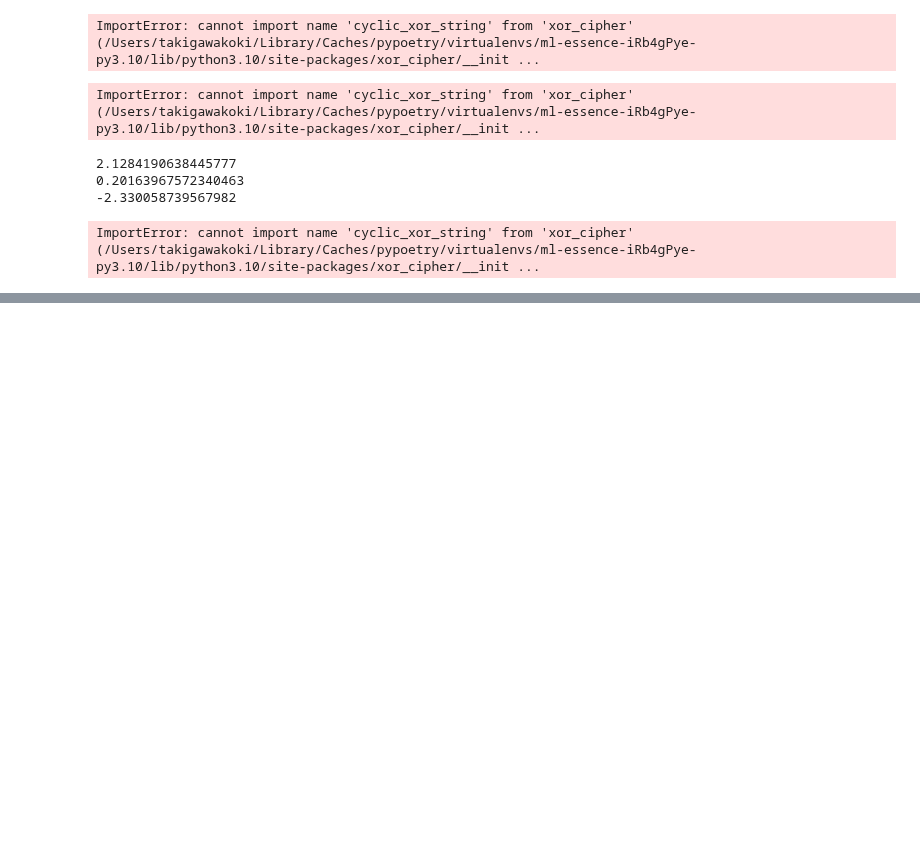
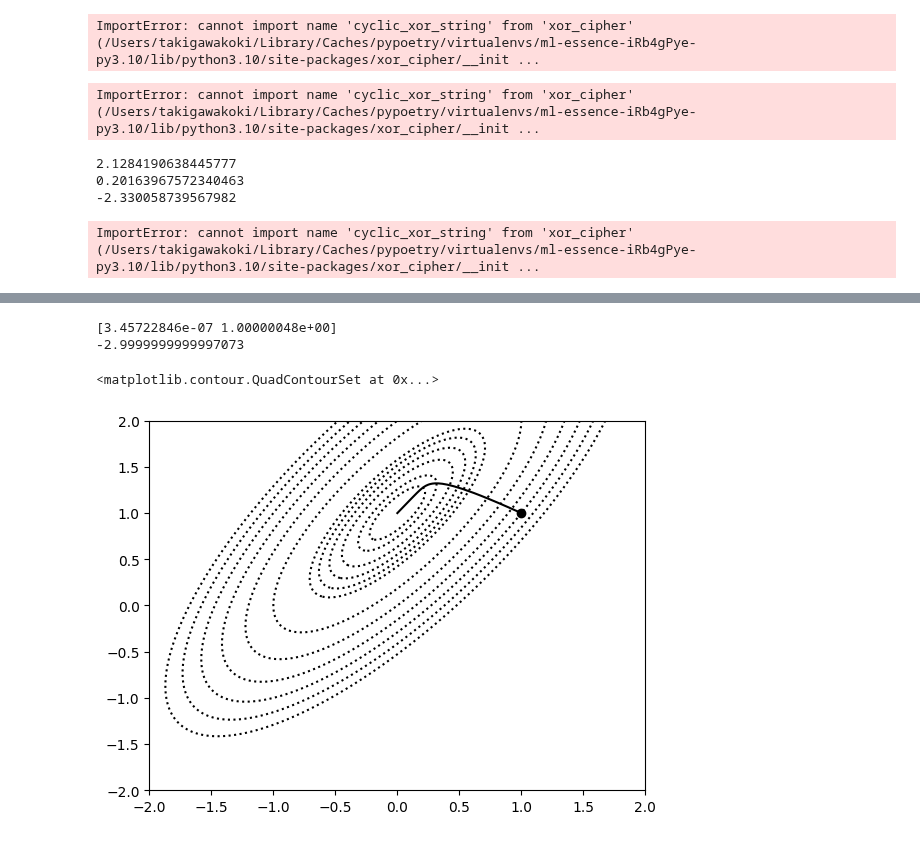
Before and after one commit to 0t3k25/ml_essence, a Jupyter notebook: src/Untitled.ipynb, the cells around one changed output, grey strips where cells are left out. Drawn from its saved outputs; the diff is of its cells as text; code cells hidden in the pictures; blank space fills up the shorter version.

Commit message:
create gradient descent class and

```diff
--- a/src/Untitled.ipynb
+++ b/src/Untitled.ipynb
@@ -1112,0 +1212,36 @@ class Newton:
+# %%
+
+import numpy as np
+import matplotlib.pyplot as plt
+import gd # 勾配降下法
+
+def f(xx):
+    x = xx[0]
+    y = xx[1]
+    return 5 * x**2 - 6 * x * y + 3 * y**2 + 6 * x - 6 * y
+
+def df(xx):
+    x = xx[0]
+    y = xx[1]
+    return np.array([10*x -6*y+6,-6*x+6*y-6])
+
+algo = gd.GradientDescent(f,df)
+initial = np.array([1,1])
+algo.solve(initial)
+print(algo.x_)
+print(algo.opt_)
+
+
+plt.scatter(initial[0],initial[1],color='k',marker='o')
+plt.plot(algo.path_[:,0],algo.path_[:,1],color='k',linewidth=1.5)
+xs = np.linspace(-2,2,300)
+ys = np.linspace(-2,2,300)
+xmesh, ymesh = np.meshgrid(xs,ys)
+xx = np.r_[xmesh.reshape(1,-1),ymesh.reshape(1,-1)]
+levels = [-3,-2.9,-2.8,-2.6,-2.4,-2.2,-2.0,-1.0,0.0,1.0,2.0,3.0,4.0]
+plt.contour(xs,ys,f(xx).reshape(xmesh.shape), levels=levels,colors='k',linestyles='dotted')
+# %% [output]
+[3.45722846e-07 1.00000048e+00]
+-2.9999999999997073
+<matplotlib.contour.QuadContourSet at 0x...>
+[figure, added]
```
Also changed, not shown: parts of 6 cells of this notebook, 3 other files.
